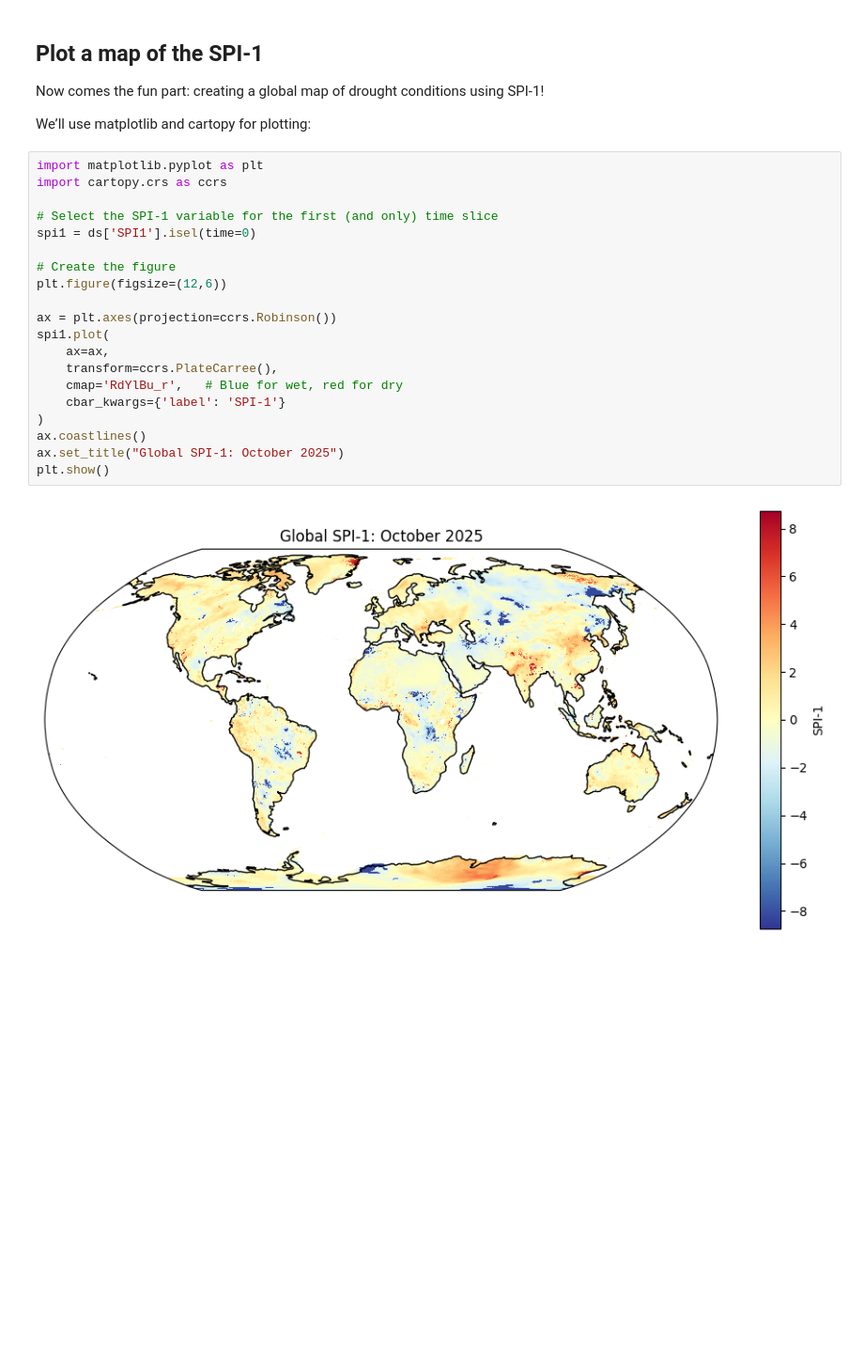
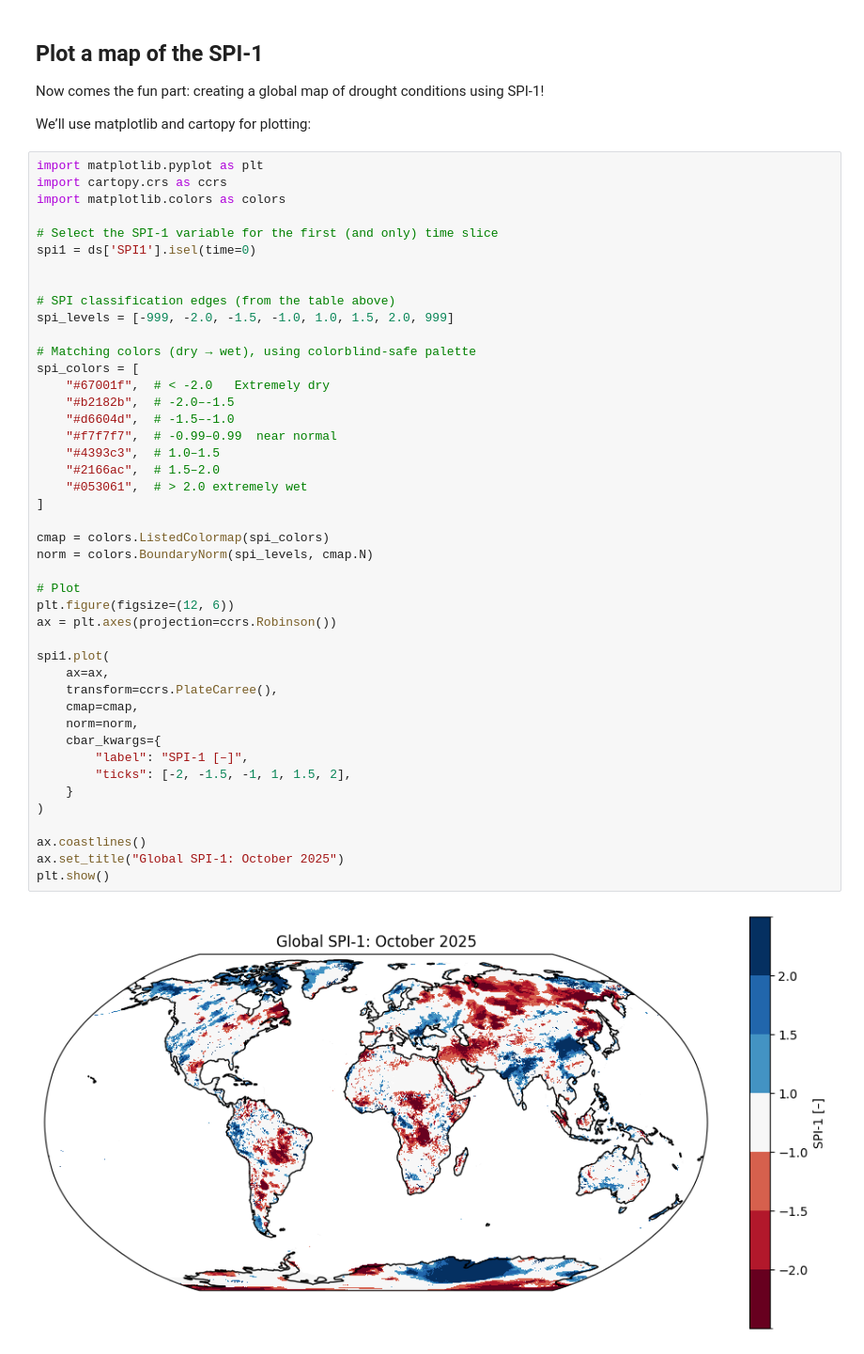
Before and after one commit to jkeune/ERA5-Drought_book, a Jupyter notebook: tutorials/get_started.ipynb, the cells around one changed output. Shown at 94% size. Drawn from its saved outputs; the diff is of its cells as text; blank space fills up the shorter version.

Commit message:
style: adjust map colors

```diff
--- a/tutorials/get_started.ipynb
+++ b/tutorials/get_started.ipynb
@@ -167,25 +168,49 @@ We’ll use matplotlib and cartopy for plotting:
 # %%
 import matplotlib.pyplot as plt
 import cartopy.crs as ccrs
+import matplotlib.colors as colors
 
 # Select the SPI-1 variable for the first (and only) time slice
 spi1 = ds['SPI1'].isel(time=0)
 
-# Create the figure
-plt.figure(figsize=(12,6))
 
+# SPI classification edges (from the table above)
+spi_levels = [-999, -2.0, -1.5, -1.0, 1.0, 1.5, 2.0, 999]
+
+# Matching colors (dry → wet), using colorblind-safe palette
+spi_colors = [
+    "#67001f",  # < -2.0   Extremely dry
+    "#b2182b",  # -2.0–-1.5
+    "#d6604d",  # -1.5–-1.0
+    "#f7f7f7",  # -0.99–0.99  near normal
+    "#4393c3",  # 1.0–1.5
+    "#2166ac",  # 1.5–2.0
+    "#053061",  # > 2.0 extremely wet
+]
+
+cmap = colors.ListedColormap(spi_colors)
+norm = colors.BoundaryNorm(spi_levels, cmap.N)
+
+# Plot
+plt.figure(figsize=(12, 6))
 ax = plt.axes(projection=ccrs.Robinson())
+
 spi1.plot(
     ax=ax,
     transform=ccrs.PlateCarree(),
-    cmap='RdYlBu_r',   # Blue for wet, red for dry
-    cbar_kwargs={'label': 'SPI-1'}
+    cmap=cmap,
+    norm=norm,
+    cbar_kwargs={
+        "label": "SPI-1 [–]",
+        "ticks": [-2, -1.5, -1, 1, 1.5, 2],
+    }
 )
+
 ax.coastlines()
 ax.set_title("Global SPI-1: October 2025")
 plt.show()
 # %% [output]
-[figure, old version]
+[figure, new version]
 # %% [markdown]
 **What this map shows**
 
```
Also changed, not shown: parts of 4 cells of this notebook.
